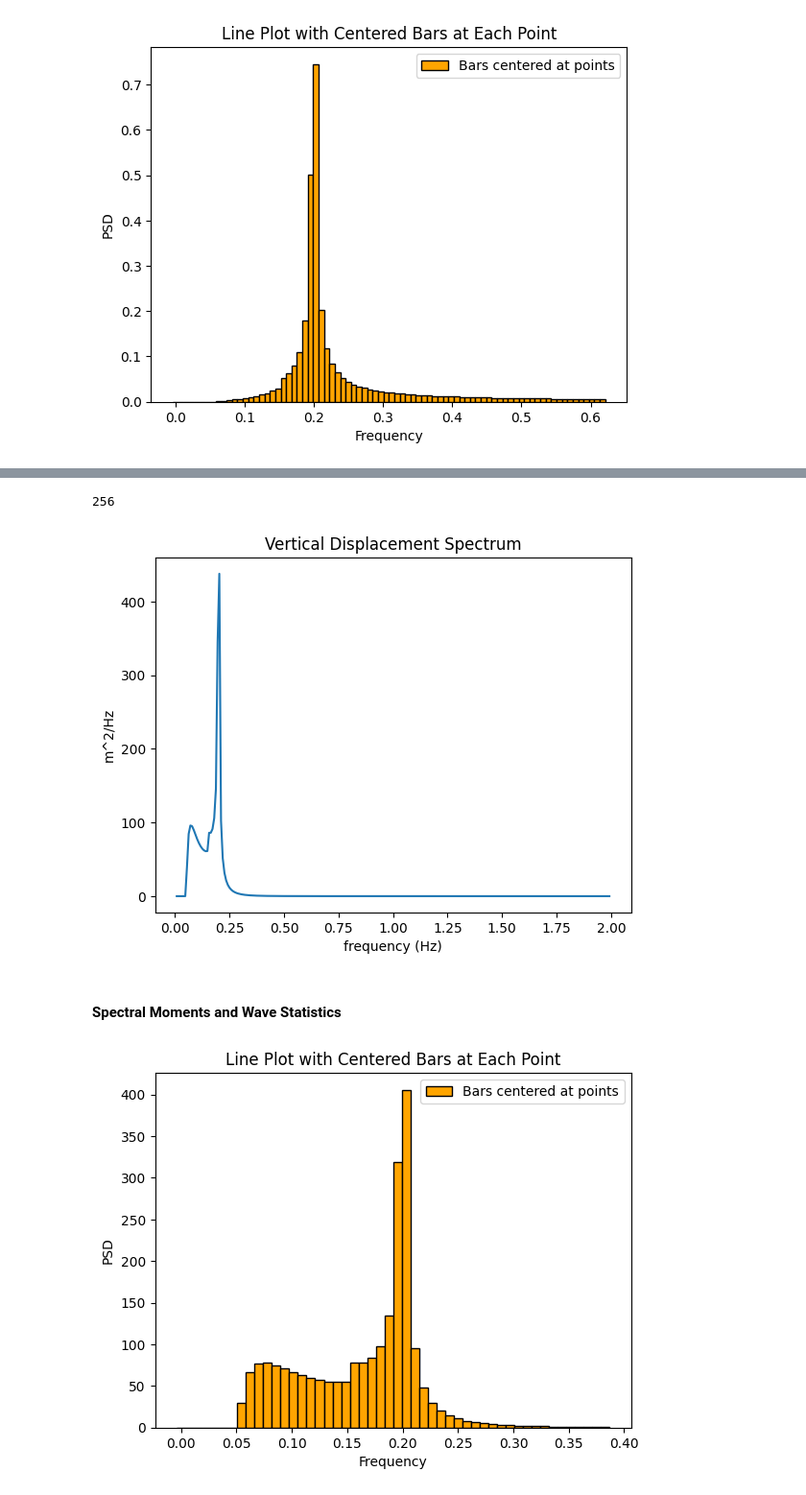
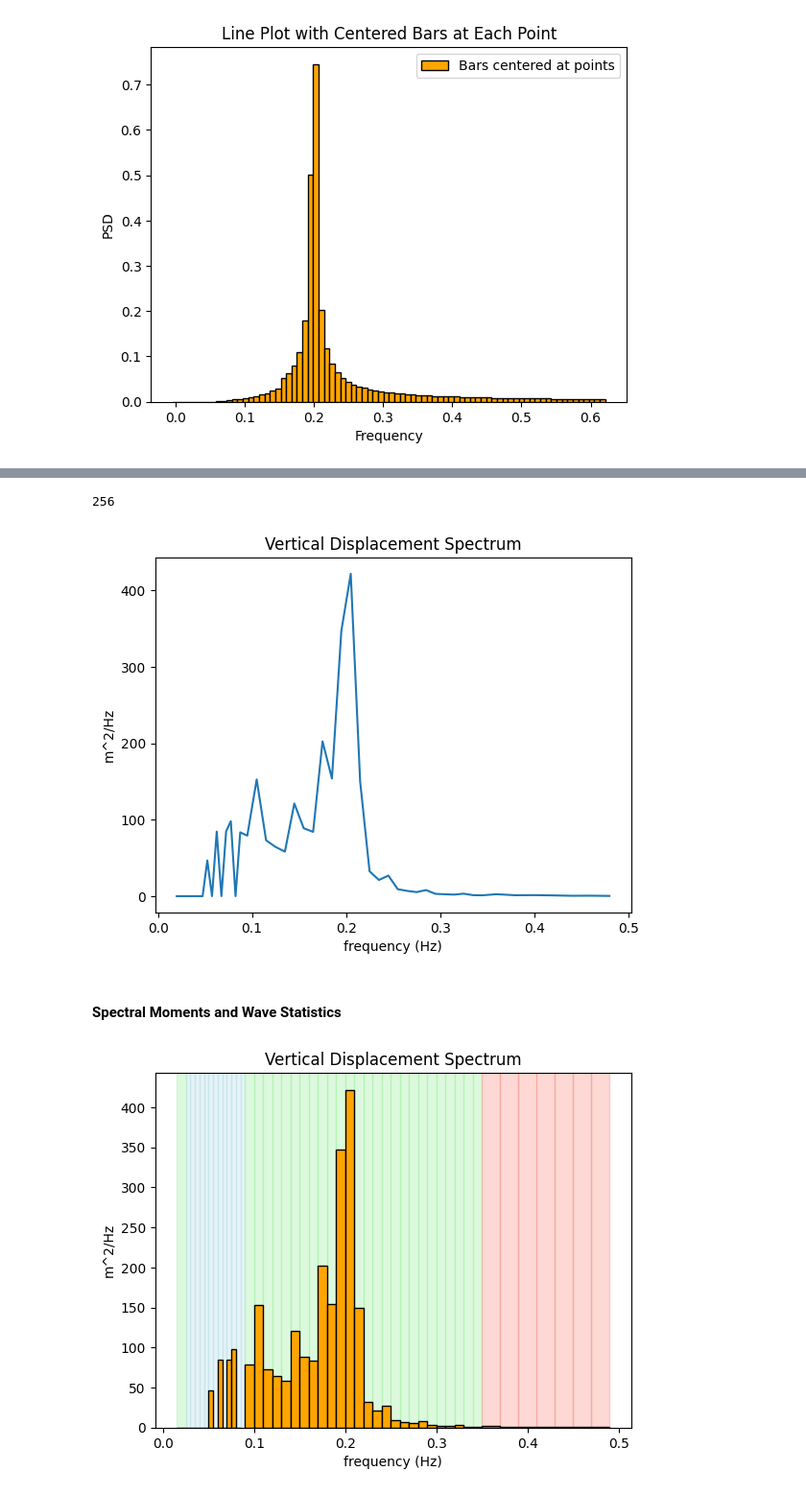
Before and after one commit to hillcraig/UMD_BUOY, a Jupyter notebook: WaveProcessing/main_mock_data.ipynb, the cells around one changed output, grey strips where cells are left out. Shown at 96% size. Drawn from its saved outputs; the diff is of its cells as text; code cells hidden in the pictures.

Commit message:
added NDBC bins

```diff
--- a/WaveProcessing/main_mock_data.ipynb
+++ b/WaveProcessing/main_mock_data.ipynb
@@ -312,0 +313,21 @@ plt.show()
+# %%
+# Adding bars centered at each point
+plt.subplots(figsize=(10, 6))
+colors = ['lightblue' if x == 0.005 else 'lightgreen' if x == 0.010 else 'salmon' for x in NDBC_BANDWIDTHS]
+
+start = 0.015
+for i, (width, color) in enumerate(zip(NDBC_BANDWIDTHS, colors), 0):
+    plt.axvspan(start, start+width, color = color, alpha=0.3)
+    start += width
+
+bar_width = freq_domain[1] - freq_domain[0] # Adjust the width to your preference
+plt.bar(freq_domain[0:70], spectral_density[0:70], width=bar_width, color='orange',edgecolor='black', align='center', label='Bars centered at points')
+
+
+# Add title and labels to the chart
+plt.title('Centered Bars at Each Point')
+plt.xlabel('Frequency')
+plt.ylabel('PSD')
+
+# Show the plot
+plt.show()
@@ -313,35 +369,38 @@ plt.show()
 # %%
 #convert to the displacement spectra by dividing by the frequency to the fourth power.
 #midpoint_offset = (freq_domain[1] - freq_domain[0])/2
-displacement = list(map(lambda y, x: y/(x**4), spectral_density,freq_domain))
+displacement = list(map(lambda y, x: y/(x**4), new_bins,new_domain))
 #print(displacement[0:10])
 print(len(freq_domain))
 #print(midpoint_offset)
 
-plt.plot(freq_domain,displacement)
+plt.plot(new_domain,displacement)
 plt.xlabel('frequency (Hz)')
 plt.ylabel('m^2/Hz')
 plt.title('Vertical Displacement Spectrum')
 plt.show()
 # %% [output]
 256
-[figure, old version]
+[figure, new version]
 # %% [markdown]
 #### Spectral Moments and Wave Statistics
 # %%
 # Adding bars centered at each point
-bar_width = freq_domain[1] - freq_domain[0] # Adjust the width to your preference
-plt.bar(freq_domain[0:50], displacement[0:50], width=bar_width, color='orange',edgecolor='black', align='center', label='Bars centered at points')
+start = 0.015
+for i, (width, color) in enumerate(zip(NDBC_BANDWIDTHS, colors), 0):
+    plt.axvspan(start, start+width, color = color, alpha=0.3)
+    start += width
 
-# Add title and labels to the chart
-plt.title('Line Plot with Centered Bars at Each Point')
-plt.xlabel('Frequency')
-plt.ylabel('PSD')
-plt.legend()
+plt.bar(new_domain[0:1], displacement[0:1], width=NDBC_BANDWIDTHS[0], color='orange',edgecolor='black', align='center')
+plt.bar(new_domain[1:13], displacement[1:13], width=NDBC_BANDWIDTHS[1], color='orange',edgecolor='black', align='center')
+plt.bar(new_domain[14:40], displacement[14:40], width=NDBC_BANDWIDTHS[14], color='orange',edgecolor='black', align='center')
+plt.bar(new_domain[40:], displacement[40:], width=NDBC_BANDWIDTHS[41], color='orange',edgecolor='black', align='center')
 
-# Show the plot
+plt.xlabel('frequency (Hz)')
+plt.ylabel('m^2/Hz')
+plt.title('Vertical Displacement Spectrum')
 plt.show()
 # %% [output]
-[figure, old version]
+[figure, new version]
 # %%
 def get_spectral_moment(num: int):
```
Also changed, not shown: parts of 5 cells of this notebook.
